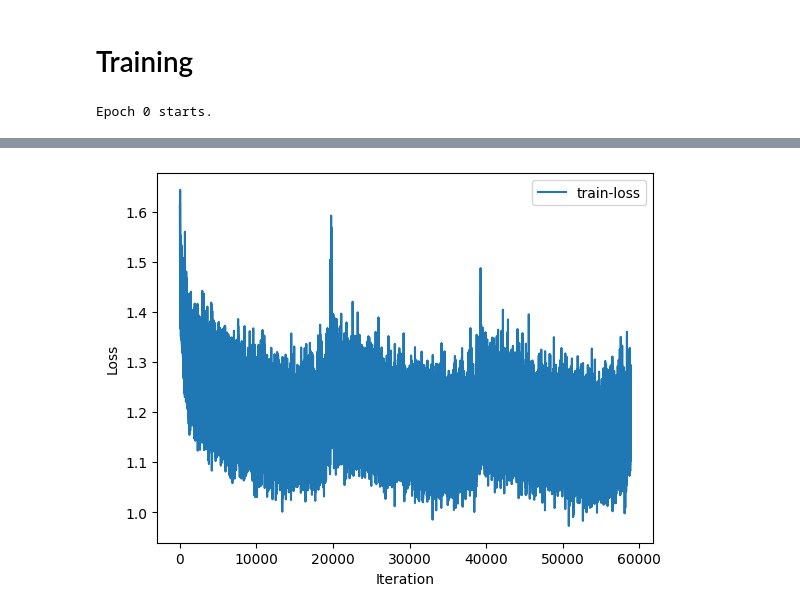
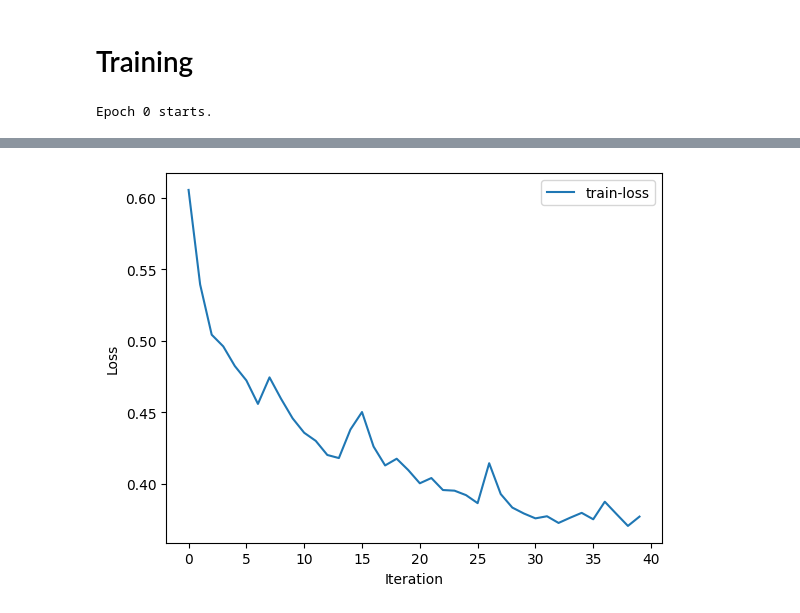
Before and after one commit to vhminh2210/Document-Classification, a Jupyter notebook: han-exps.ipynb, the cells around one changed output, grey strips where cells are left out. Saved outputs shown, nothing was run; the diff lists cells and outputs as text; code cells hidden in the pictures.

```diff
--- a/han-exps.ipynb
+++ b/han-exps.ipynb
@@ -309,7 +318,7 @@ idx = [x for x in range(df_size)]
 random.Random(555).shuffle(idx)
 
 train_num = int(df_size * 0.8)
-val_num = int(df_size * 0.01)
+val_num = int(df_size * 0.1)
 test_num = int(df_size * 0.1)
 
 # print(train_num, val_num, test_num)
@@ -336,9 +345,9 @@ if MODE == 'glove':
 if MODE == 'negative_sampling':
     data_vocab = vocab_ns
 
-trainset = YELPDataset(train_df, data_vocab, tokenizer, punct_splt= True)
-valset = YELPDataset(val_df, data_vocab, tokenizer, punct_splt= True)
-testset = YELPDataset(test_df, data_vocab, tokenizer, punct_splt= True)
+trainset = NLPDataset(train_df, data_vocab, tokenizer, punct_splt= True)
+valset = NLPDataset(val_df, data_vocab, tokenizer, punct_splt= True)
+testset = NLPDataset(test_df, data_vocab, tokenizer, punct_splt= True)
 
 trainloader = DataLoader(trainset, batch_size= BATCH_SIZE,
                          shuffle= False, pin_memory= True, collate_fn= collate_batch_HAN)
@@ -504,9 +513,9 @@ Shape of alphaW: torch.Size([154, 27])
 # Training configs
 LR = 1e-3
 MOMENTUM = 0.9
-EPOCHS = 3
+EPOCHS = 40
 ITER = EPOCHS * len(trainloader)
-OPTIMIZER = torch.optim.AdamW(model.parameters(), lr= LR)
+OPTIMIZER = torch.optim.Adam(model.parameters(), lr= LR)
 # OPTIMIZER = torch.optim.SGD(model.parameters(), lr= LR, momentum= MOMENTUM, nesterov= True)
 SCHEDULER = lr_scheduler = torch.optim.lr_scheduler.CosineAnnealingLR(OPTIMIZER, T_max = ITER)
 LOSS_FN = nn.CrossEntropyLoss()
@@ -529,7 +538,7 @@ def test(testloader, model, loss_fn):
             bcnt += 1
             X, y, mask = X.to(DEVICE), y.to(DEVICE), mask.to(DEVICE)
             pred = model(X, mask)
-            tmp_loss += loss_fn(logits, y).item()
+            tmp_loss += loss_fn(pred, y).item()
             correct += (pred.argmax(0) == y).type(torch.float).sum().item()
         tmp_loss /= len(batch)
         test_loss += tmp_loss
@@ -570,7 +579,7 @@ def train(trainloader, valloader, model, optimizer, scheduler, loss_fn, val_freq
         optimizer.zero_grad()
         loss.backward()
         optimizer.step()
-        scheduler.step()
+#         scheduler.step()
 
     model.eval()
     val_loss, val_acc = test(valloader, model, loss_fn)
@@ -591,7 +600,7 @@ best_acc = 0
 
 for t in range(EPOCHS):
     print(f'Epoch {t} starts.')
-    tloss = train(trainloader, valloader, model, OPTIMIZER, SCHEDULER, LOSS_FN, 1000)
+    tloss = train(trainloader, valloader, model, OPTIMIZER, SCHEDULER, LOSS_FN, 50)
     val_loss, val_acc = test(valloader, model, LOSS_FN)
 
     iter_loss = iter_loss + tloss
@@ -602,7 +611,7 @@ for t in range(EPOCHS):
 torch.save(model.state_dict(), f'HAN_last.pth')
 
 fig, axes = plt.subplots()
-axes.plot(iter_loss, label = 'train-loss')
+axes.plot(epoch_loss, label = 'train-loss')
 axes.legend()
 axes.set_xlabel('Iteration')
 axes.set_ylabel('Loss')
@@ -629,4 +638,4 @@ Epoch 2: LOSS = 1.1649406454147402, VAL-ACC = 0.7303721641600815
-[figure, old version]
+[figure, new version]
 # %%
 _, val_acc = test(testloader, model, LOSS_FN)
 print(f'(LAST) Test accuracy: {val_acc}')
```
Also changed, not shown: parts of 10 cells of this notebook.
